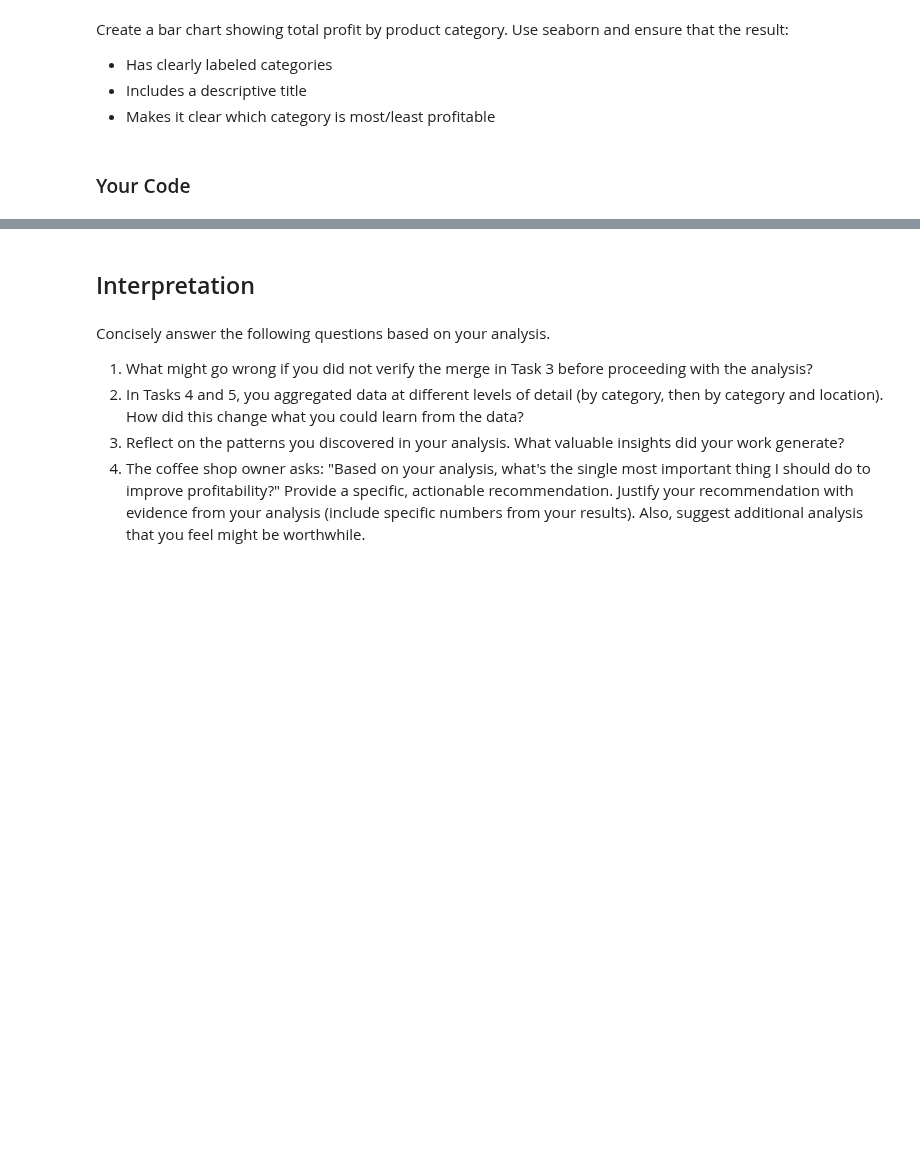
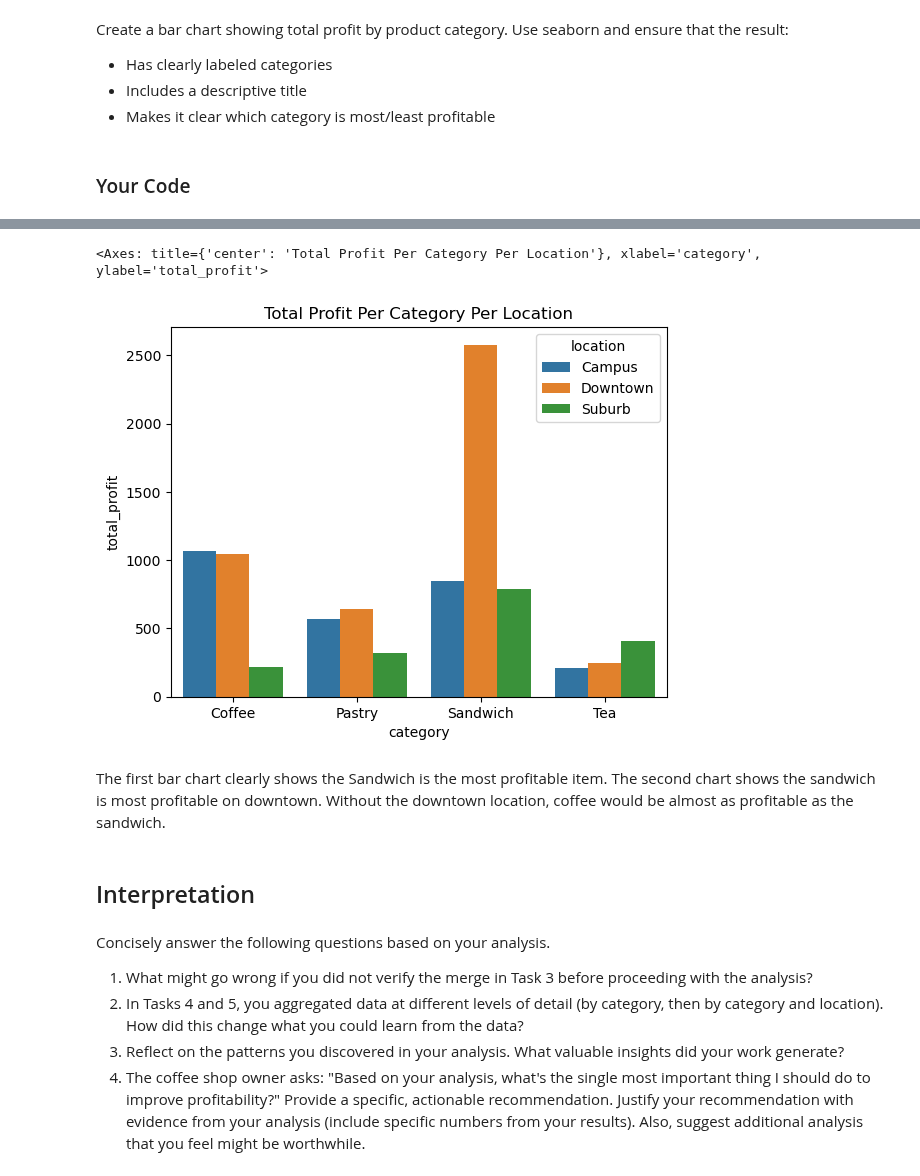
Before and after one commit to mattressdog/py4eda-work, a Jupyter notebook: test2b/test_2b.ipynb, the cells around one changed output, grey strips where cells are left out. Cells and saved outputs as stored; diff of their text form; code cells hidden in the pictures; blank space fills up the shorter version.

```diff
--- a/test2b/test_2b.ipynb
+++ b/test2b/test_2b.ipynb
@@ -365,3 +374,13 @@ Create a bar chart showing total profit by product category. Use seaborn and ens
+# %%
+t_six_plot_loc = sns.barplot(data=t_five_table, x='category', y='total_profit', hue='location')
+t_six_plot_loc.set_title("Total Profit Per Category Per Location")
+
+t_six_plot_loc
+# %% [output]
+<Axes: title={'center': 'Total Profit Per Category Per Location'}, xlabel='category', ylabel='total_profit'>
+[figure, added]
+# %% [markdown]
+The first bar chart clearly shows the Sandwich is the most profitable item. The second chart shows the sandwich is most profitable on downtown. Without the downtown location, coffee would be almost as profitable as the sandwich.
 # %% [markdown]
 ## Interpretation
 # %% [markdown]
```
Also changed, not shown: parts of 3 cells of this notebook.
